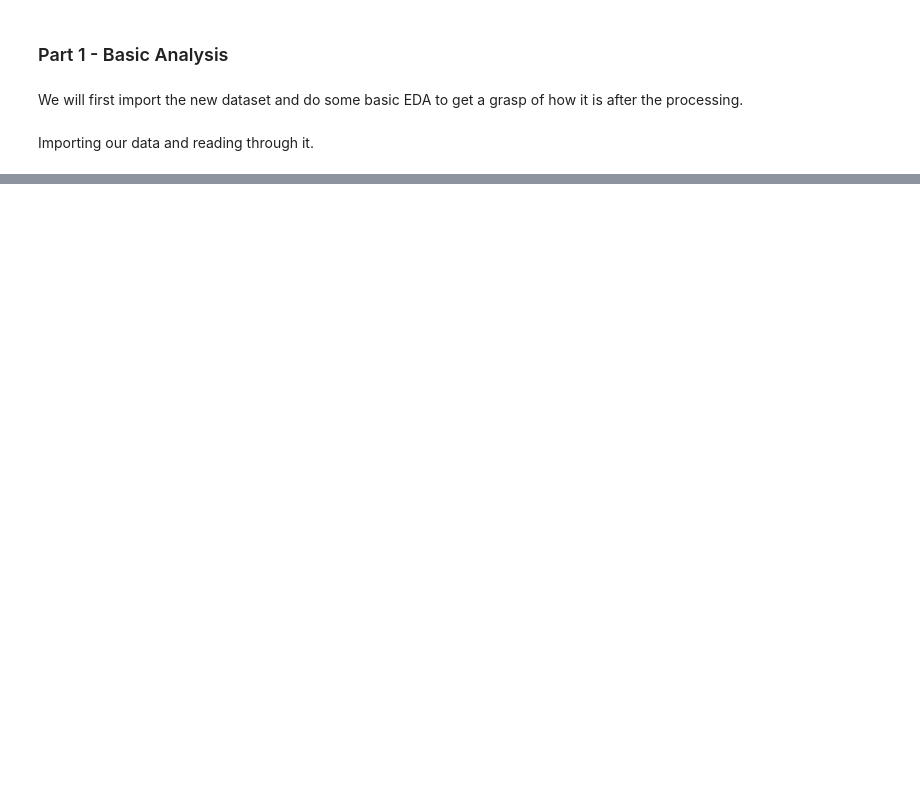
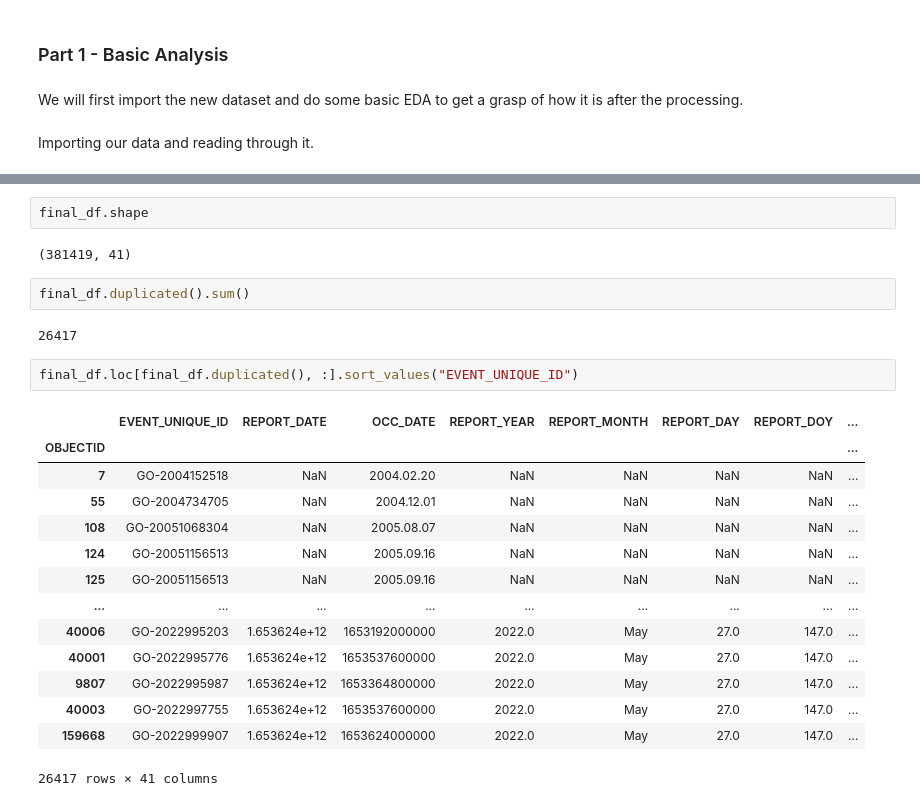
Before and after one commit to arsalan-radhu/Capstone_TorontoCrime, a Jupyter notebook: Notebooks/Sprint1.ipynb, the cells around one changed output, grey strips where cells are left out. Cells and saved outputs as stored; diff of their text form; blank space fills up the shorter version.

```diff
--- a/Notebooks/Sprint1.ipynb
+++ b/Notebooks/Sprint1.ipynb
@@ -57,0 +153,25 @@ mos_df.sample(10)
+# %%
+final_df.shape
+# %% [output]
+(381419, 41)
+# %%
+final_df.duplicated().sum()
+# %% [output]
+26417
+# %%
+final_df.loc[final_df.duplicated(), :].sort_values("EVENT_UNIQUE_ID")
+# %% [output]
+|  | EVENT_UNIQUE_ID | REPORT_DATE | OCC_DATE | REPORT_YEAR | REPORT_MONTH | REPORT_DAY | REPORT_DOY | ... |
+| OBJECTID |  |  |  |  |  |  |  | ... |
+| 7 | GO-2004152518 | NaN | 2004.02.20 | NaN | NaN | NaN | NaN | ... |
+| 55 | GO-2004734705 | NaN | 2004.12.01 | NaN | NaN | NaN | NaN | ... |
+| 108 | GO-20051068304 | NaN | 2005.08.07 | NaN | NaN | NaN | NaN | ... |
+| 124 | GO-20051156513 | NaN | 2005.09.16 | NaN | NaN | NaN | NaN | ... |
+| 125 | GO-20051156513 | NaN | 2005.09.16 | NaN | NaN | NaN | NaN | ... |
+| ... | ... | ... | ... | ... | ... | ... | ... | ... |
+| 40006 | GO-2022995203 | 1.653624e+12 | 1653192000000 | 2022.0 | May | 27.0 | 147.0 | ... |
+| 40001 | GO-2022995776 | 1.653624e+12 | 1653537600000 | 2022.0 | May | 27.0 | 147.0 | ... |
+| 9807 | GO-2022995987 | 1.653624e+12 | 1653364800000 | 2022.0 | May | 27.0 | 147.0 | ... |
+| 40003 | GO-2022997755 | 1.653624e+12 | 1653537600000 | 2022.0 | May | 27.0 | 147.0 | ... |
+| 159668 | GO-2022999907 | 1.653624e+12 | 1653624000000 | 2022.0 | May | 27.0 | 147.0 | ... |
+26417 rows × 41 columns
```
Also changed, not shown: parts of 8 cells of this notebook, 9 other files.
